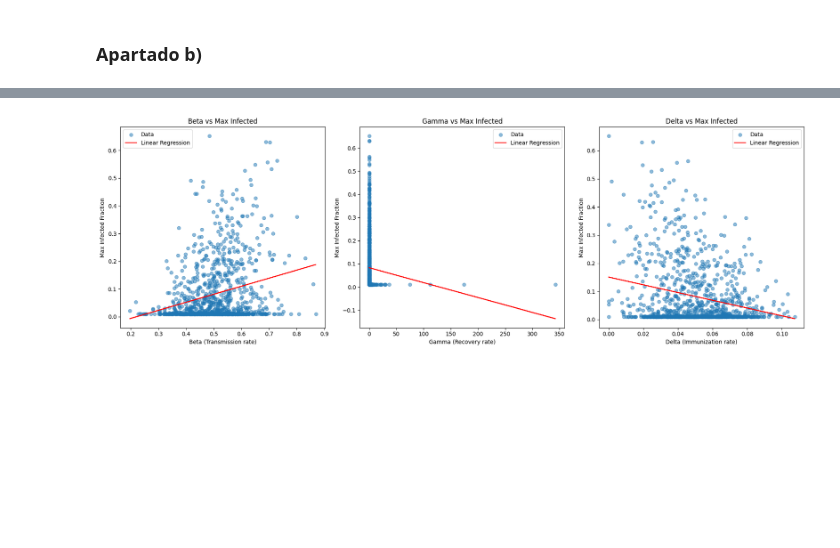
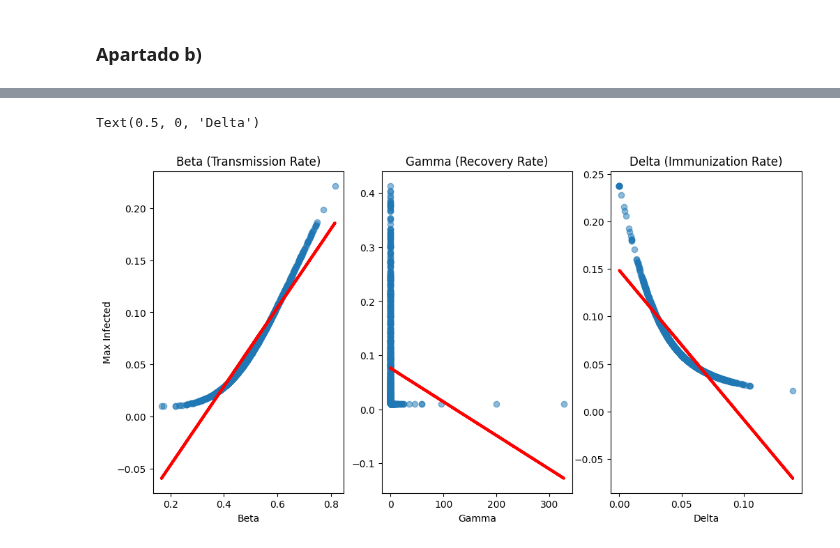
Before and after one commit to Davidgrcdz/SACSE-Practicas, a Jupyter notebook: Ejercicios/MonteCarlo_ejercicios.ipynb, the cells around one changed output, grey strips where cells are left out. Drawn from its saved outputs; the diff is of its cells as text; code cells hidden in the pictures; blank space fills up the shorter version.

```diff
--- a/Ejercicios/MonteCarlo_ejercicios.ipynb
+++ b/Ejercicios/MonteCarlo_ejercicios.ipynb
@@ -211,50 +229,28 @@ NameError: name 'LinearRegression' is not defined
-# %%
-# Plotting the linear regressions for sensitivity analysis
-plt.figure(figsize=(18, 6))
-
-# Beta vs Max_Infected
-plt.subplot(1, 3, 1)
-plt.scatter(simulation_results_df["Beta"], simulation_results_df["Max_Infected"], alpha=0.5, label="Data")
-plt.plot(
-    simulation_results_df["Beta"],
-    reg_betas_sim.predict(simulation_results_df[["Beta"]]),
-    color="red",
-    label="Linear Regression",
-)
-plt.title("Beta vs Max Infected")
-plt.xlabel("Beta (Transmission rate)")
-plt.ylabel("Max Infected Fraction")
-plt.legend()
-
-# Gamma vs Max_Infected
-plt.subplot(1, 3, 2)
-plt.scatter(simulation_results_df["Gamma"], simulation_results_df["Max_Infected"], alpha=0.5, label="Data")
-plt.plot(
-    simulation_results_df["Gamma"],
-    reg_gammas_sim.predict(simulation_results_df[["Gamma"]]),
-    color="red",
-    label="Linear Regression",
-)
-plt.title("Gamma vs Max Infected")
-plt.xlabel("Gamma (Recovery rate)")
-plt.ylabel("Max Infected Fraction")
-plt.legend()
-
-# Delta vs Max_Infected
-plt.subplot(1, 3, 3)
-plt.scatter(simulation_results_df["Delta"], simulation_results_df["Max_Infected"], alpha=0.5, label="Data")
-plt.plot(
-    simulation_results_df["Delta"],
-    reg_deltas_sim.predict(simulation_results_df[["Delta"]]),
-    color="red",
-    label="Linear Regression",
-)
-plt.title("Delta vs Max Infected")
-plt.xlabel("Delta (Immunization rate)")
-plt.ylabel("Max Infected Fraction")
-plt.legend()
-
-plt.tight_layout()
-plt.show()
-# %% [output]
-[figure, removed]
+# %%
+# Graficar regresiones lineales
+plt.figure(figsize=(12, 6))
+
+# Regresión para beta
+plt.subplot(1, 3, 1)
+plt.scatter(betas, max_infected_betas, alpha=0.5)
+plt.plot(betas, reg_beta.predict(betas.reshape(-1, 1)), color='red', linewidth=3)
+plt.title("Beta (Transmission Rate)")
+plt.xlabel("Beta")
+plt.ylabel("Max Infected")
+
+# Regresión para gamma
+plt.subplot(1, 3, 2)
+plt.scatter(gammas, max_infected_gammas, alpha=0.5)
+plt.plot(gammas, reg_gamma.predict(gammas.reshape(-1, 1)), color='red', linewidth=3)
+plt.title("Gamma (Recovery Rate)")
+plt.xlabel("Gamma")
+
+# Regresión para delta
+plt.subplot(1, 3, 3)
+plt.scatter(deltas, max_infected_deltas, alpha=0.5)
+plt.plot(deltas, reg_delta.predict(deltas.reshape(-1, 1)), color='red', linewidth=3)
+plt.title("Delta (Immunization Rate)")
+plt.xlabel("Delta")
+# %% [output]
+Text(0.5, 0, 'Delta')
+[figure, added]
```
Also changed, not shown: parts of 1 cell of this notebook.
